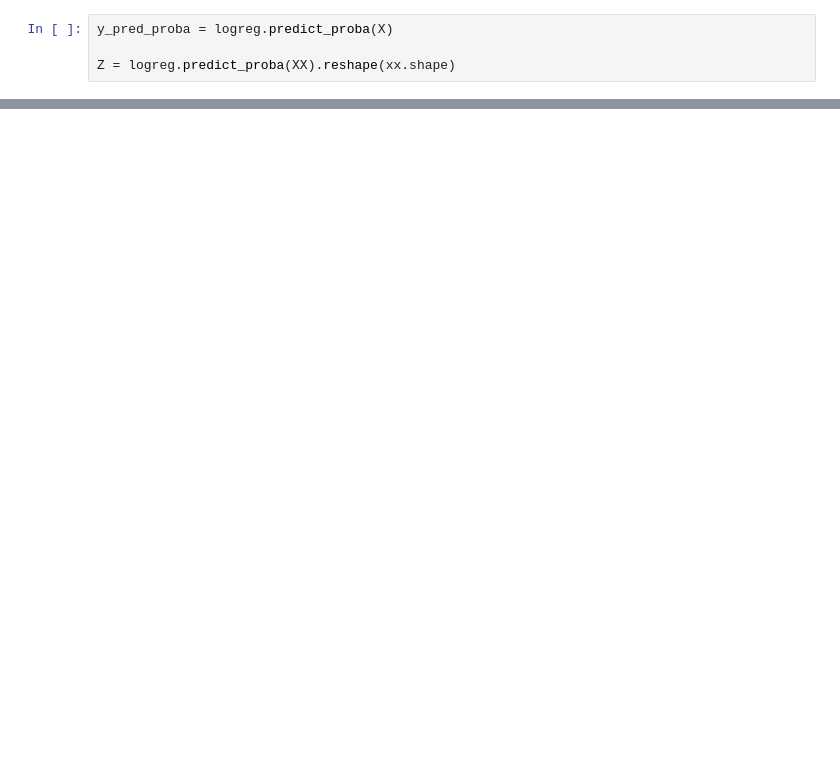
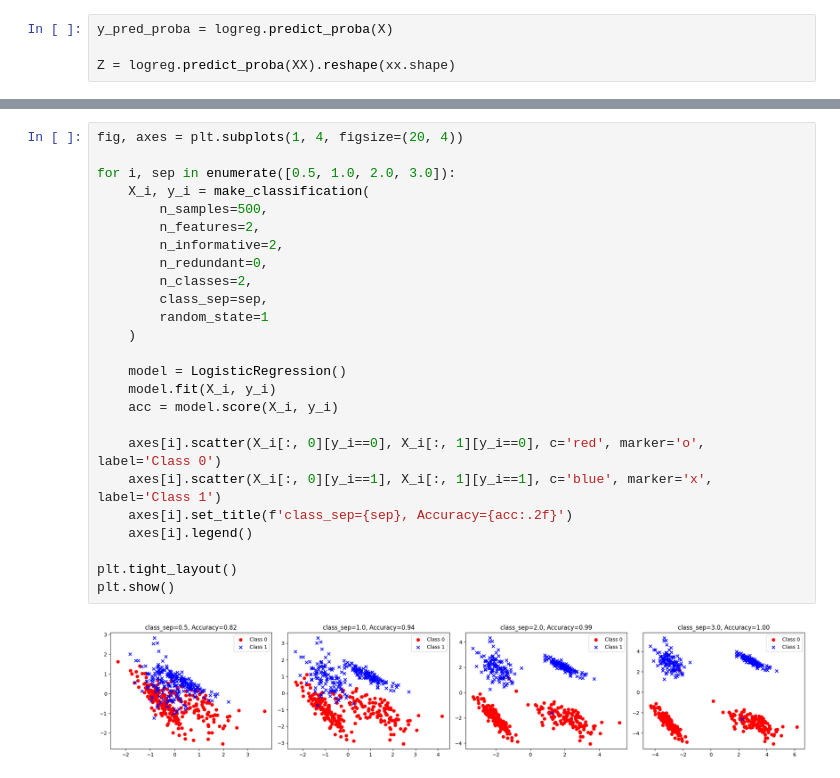
Before and after one commit to woodwyyn/ML, a Jupyter notebook: ML2_1.ipynb, the cells around one changed output, grey strips where cells are left out. Cells and saved outputs as stored; diff of their text form; blank space fills up the shorter version.

```diff
--- a/ML2_1.ipynb
+++ b/ML2_1.ipynb
@@ -178,0 +233,27 @@ plt.scatter(X[:, 1][y==1], X[:, 2][y==1], marker="x", c='b', s=20)
+# %%
+fig, axes = plt.subplots(1, 4, figsize=(20, 4))
+
+for i, sep in enumerate([0.5, 1.0, 2.0, 3.0]):
+    X_i, y_i = make_classification(
+        n_samples=500,
+        n_features=2,
+        n_informative=2,
+        n_redundant=0,
+        n_classes=2,
+        class_sep=sep,
+        random_state=1
+    )
+
+    model = LogisticRegression()
+    model.fit(X_i, y_i)
+    acc = model.score(X_i, y_i)
+
+    axes[i].scatter(X_i[:, 0][y_i==0], X_i[:, 1][y_i==0], c='red', marker='o', label='Class 0')
+    axes[i].scatter(X_i[:, 0][y_i==1], X_i[:, 1][y_i==1], c='blue', marker='x', label='Class 1')
+    axes[i].set_title(f'class_sep={sep}, Accuracy={acc:.2f}')
+    axes[i].legend()
+
+plt.tight_layout()
+plt.show()
+# %% [output]
+[figure, added]
```
Also changed, not shown: parts of 7 cells of this notebook.
